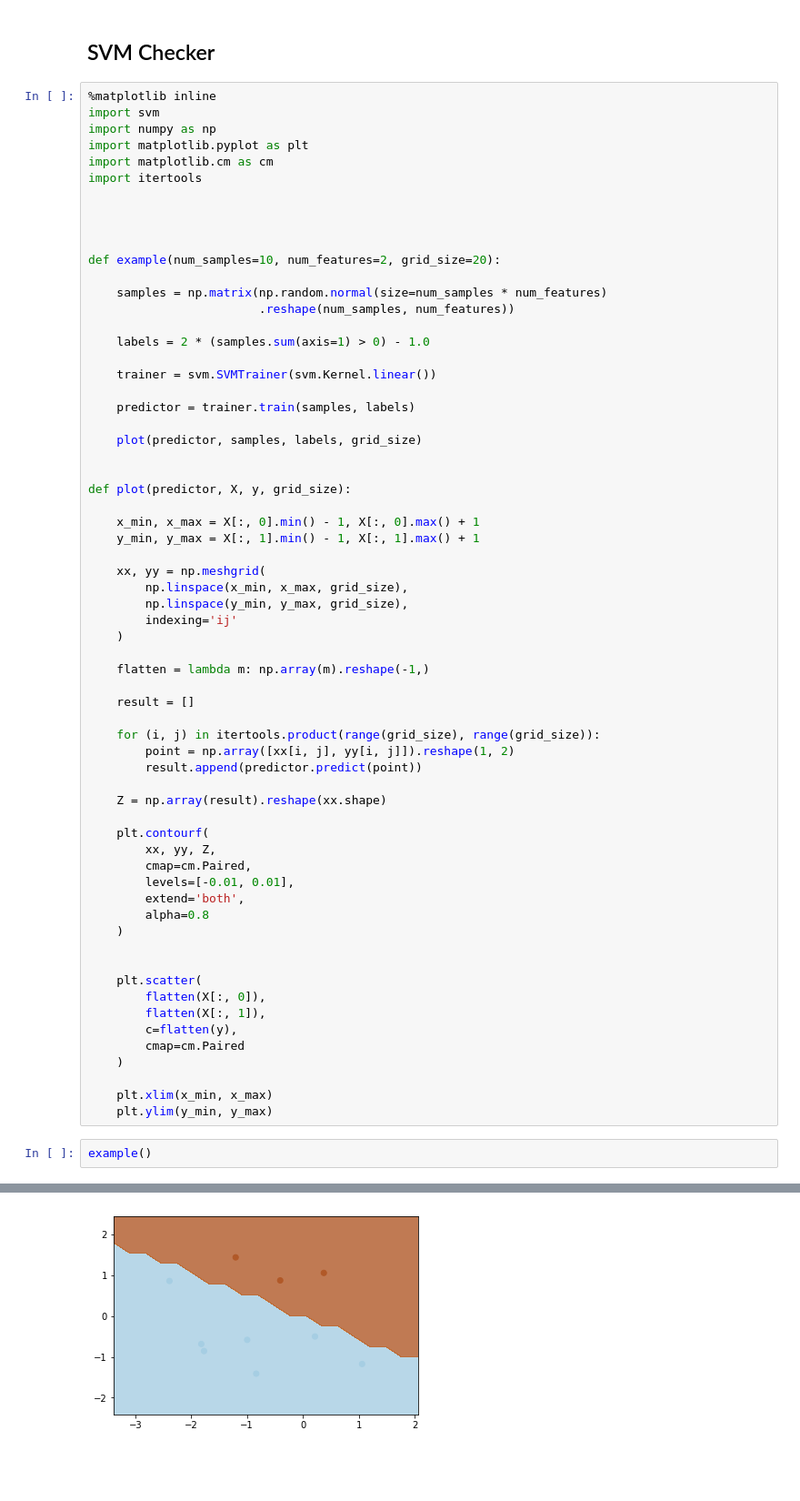
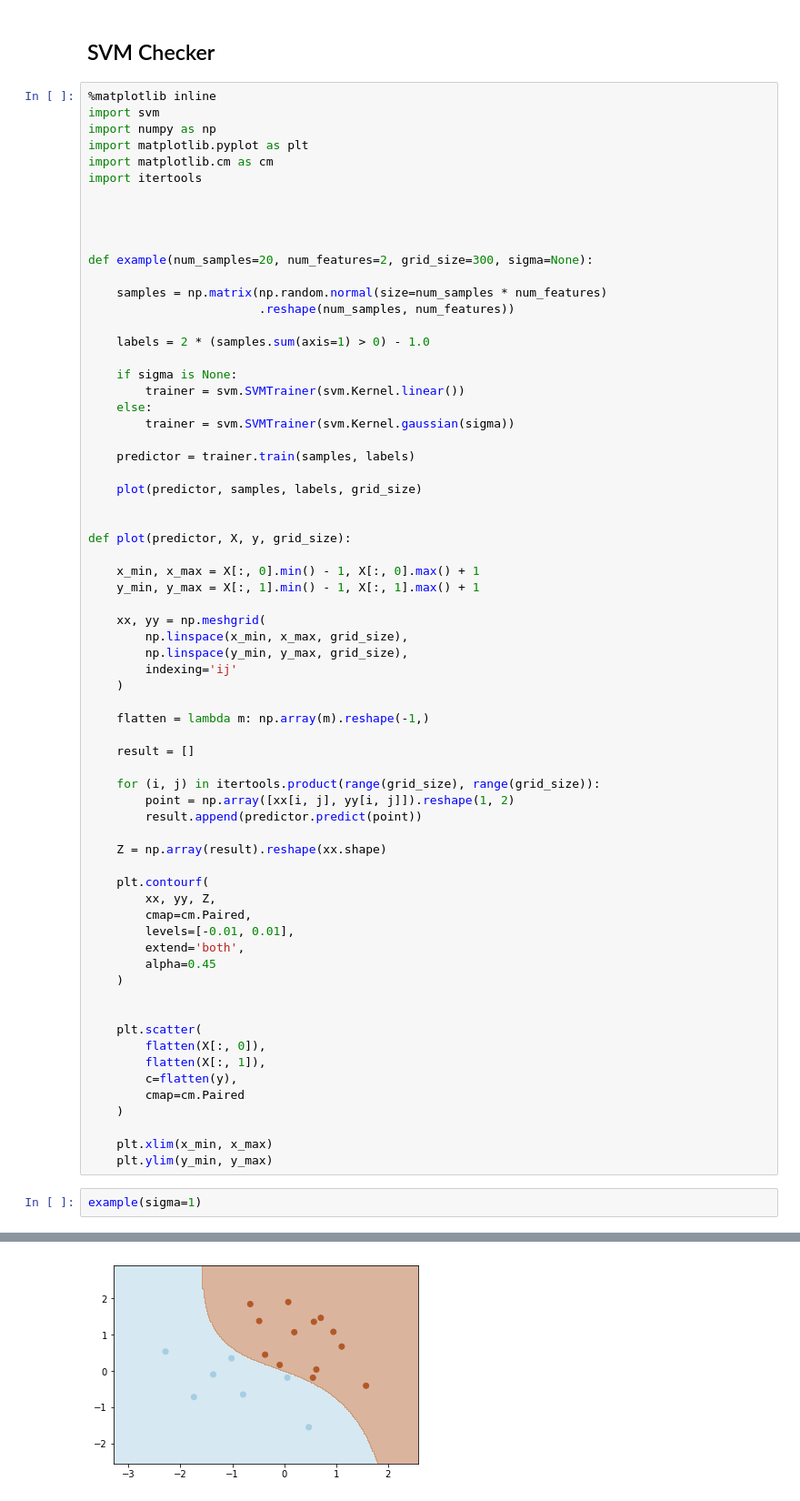
Before and after one commit to rostyslavb/DRU-DS100-w3, a Jupyter notebook: ws/3/svm/Check_and_improve.ipynb, the cells around one changed output, grey strips where cells are left out. Shown: that part at 91% size. Saved outputs shown, nothing was run; the diff lists cells and outputs as text; blank space fills up the shorter version.

```diff
--- a/ws/3/svm/Check_and_improve.ipynb
+++ b/ws/3/svm/Check_and_improve.ipynb
@@ -11,14 +11,17 @@ import itertools
 
 
 
-def example(num_samples=10, num_features=2, grid_size=20):
+def example(num_samples=20, num_features=2, grid_size=300, sigma=None):
 
     samples = np.matrix(np.random.normal(size=num_samples * num_features)
                         .reshape(num_samples, num_features))
 
     labels = 2 * (samples.sum(axis=1) > 0) - 1.0
 
-    trainer = svm.SVMTrainer(svm.Kernel.linear())
+    if sigma is None:
+        trainer = svm.SVMTrainer(svm.Kernel.linear())
+    else:
+        trainer = svm.SVMTrainer(svm.Kernel.gaussian(sigma))
 
     predictor = trainer.train(samples, labels)
 
@@ -51,7 +54,7 @@ def plot(predictor, X, y, grid_size):
         cmap=cm.Paired,
         levels=[-0.01, 0.01],
         extend='both',
-        alpha=0.8
+        alpha=0.45
     )
 
 
@@ -65,5 +68,5 @@ def plot(predictor, X, y, grid_size):
     plt.xlim(x_min, x_max)
     plt.ylim(y_min, y_max)
 # %%
-example()
+example(sigma=1)
 # %% [output]
@@ -88,2 +89,2 @@ example()
 Optimal solution found.
-[figure, old version]
+[figure, new version]
```
Also changed, not shown: parts of 1 cell of this notebook, 5 other files.
